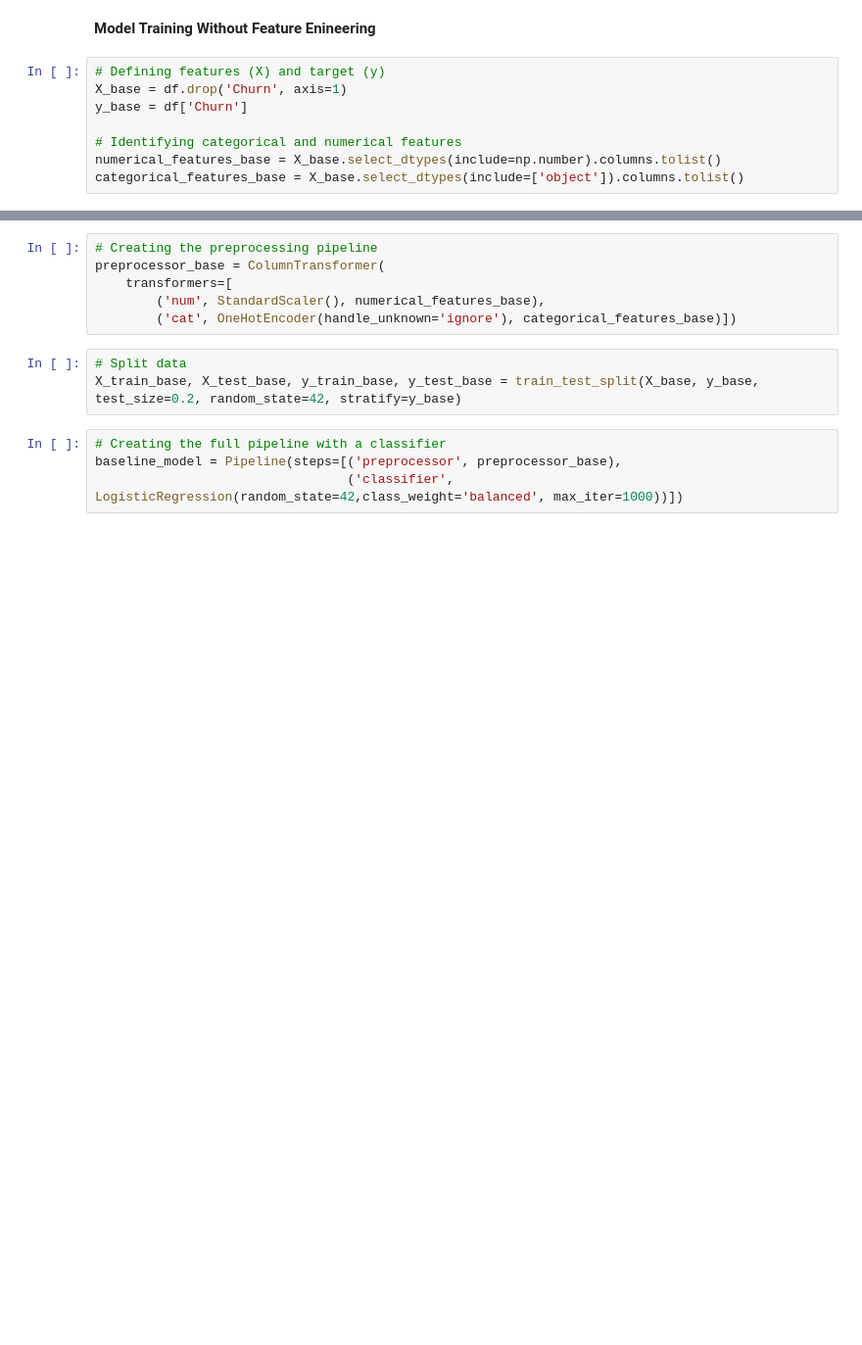
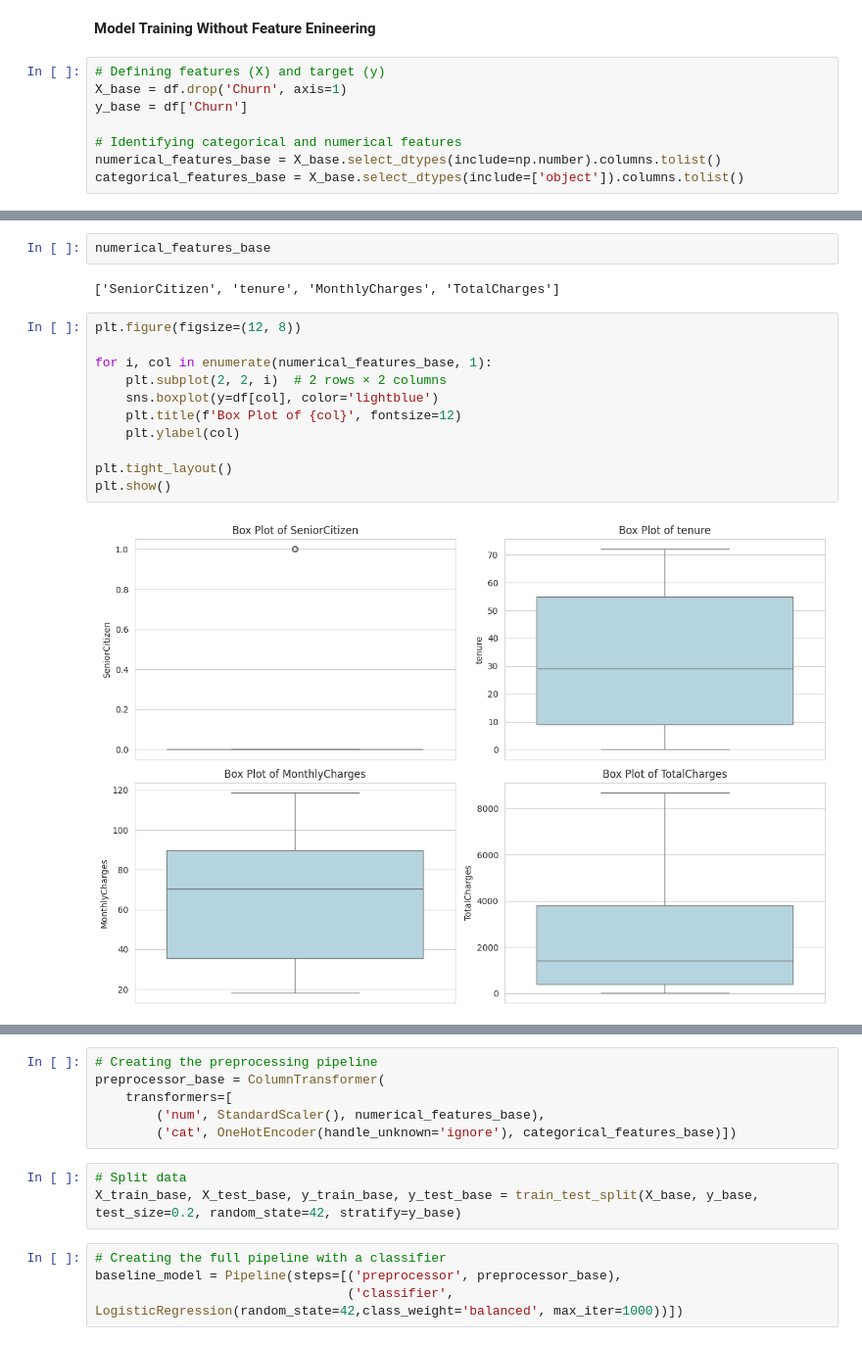
Before and after one commit to Satya-789/ML_Customer_Churn_Prediction_Feature_Engineering, a Jupyter notebook: Customerr_Churn_Prediction_Feature_Engineering_.ipynb, the cells around one changed output, grey strips where cells are left out. Shown: that part at 98% size. Drawn from its saved outputs; the diff is of its cells as text; blank space fills up the shorter version.

```diff
--- a/Customerr_Churn_Prediction_Feature_Engineering_.ipynb
+++ b/Customerr_Churn_Prediction_Feature_Engineering_.ipynb
@@ -278,0 +297,17 @@ categorical_features_base = X_base.select_dtypes(include=['object']).columns.tol
+# %%
+numerical_features_base
+# %% [output]
+['SeniorCitizen', 'tenure', 'MonthlyCharges', 'TotalCharges']
+# %%
+plt.figure(figsize=(12, 8))
+
+for i, col in enumerate(numerical_features_base, 1):
+    plt.subplot(2, 2, i)  # 2 rows × 2 columns
+    sns.boxplot(y=df[col], color='lightblue')
+    plt.title(f'Box Plot of {col}', fontsize=12)
+    plt.ylabel(col)
+
+plt.tight_layout()
+plt.show()
+# %% [output]
+[figure, added]
```
Also changed, not shown: parts of 68 cells of this notebook.
